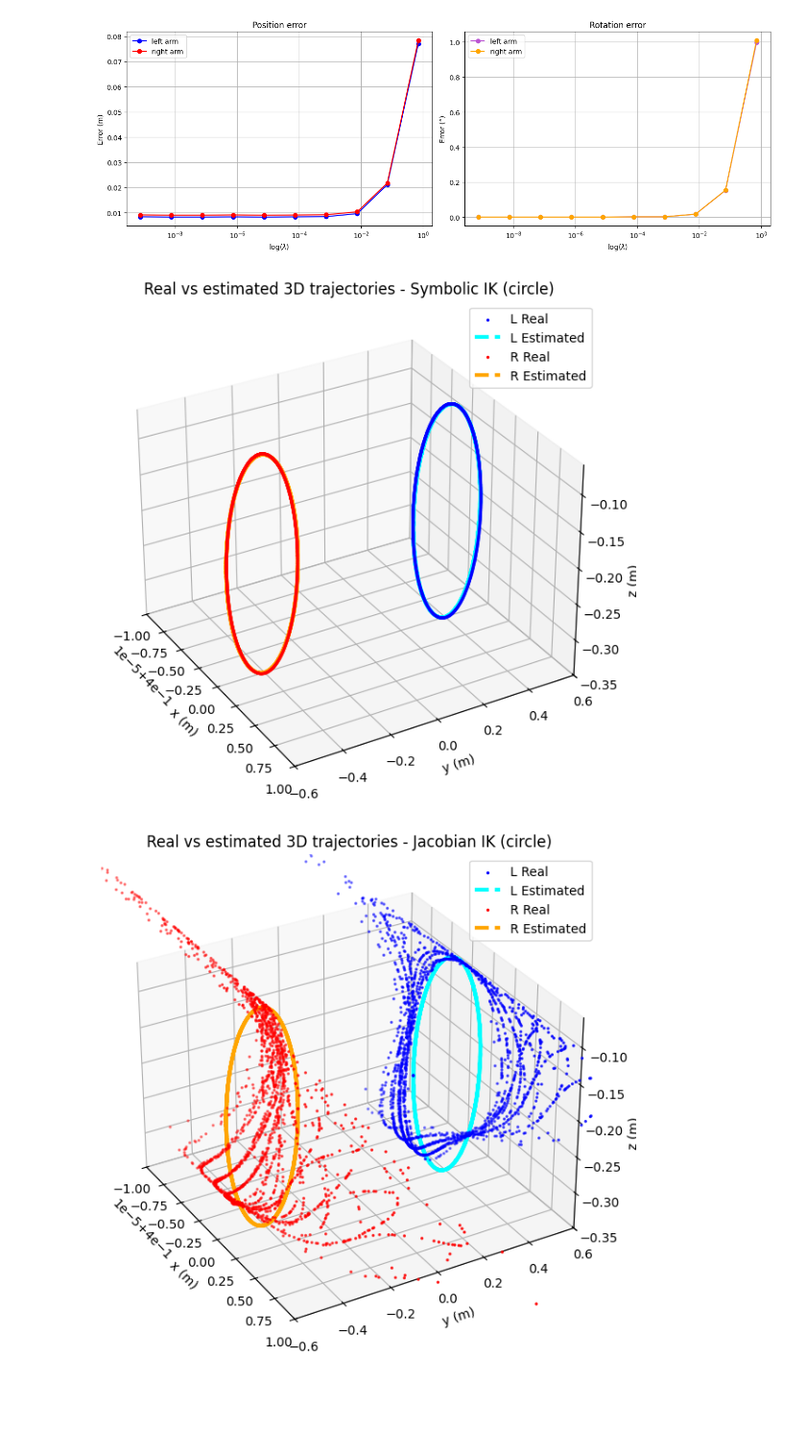
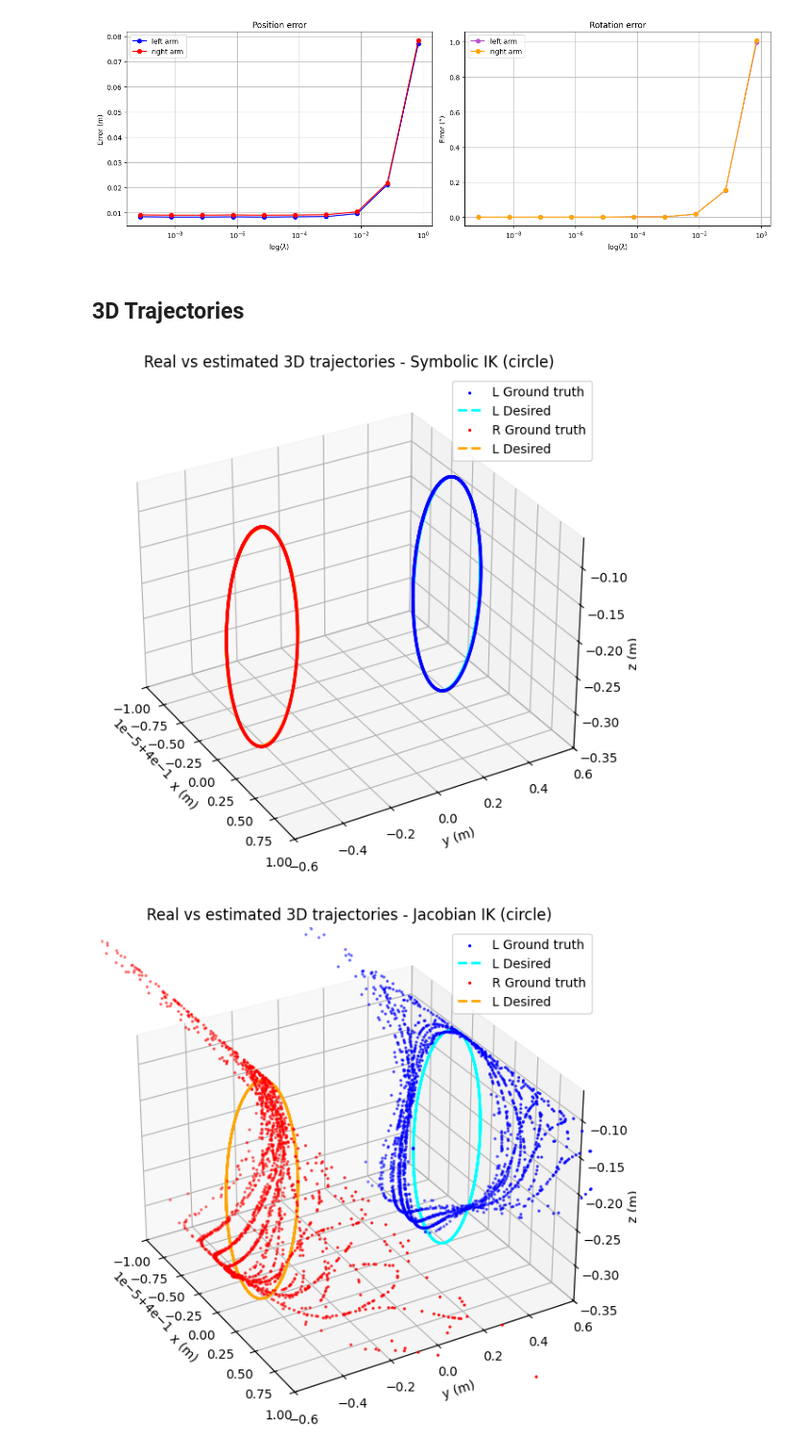
Before and after one commit to pollen-robotics/reachy2_qpik, a Jupyter notebook: src/example/metrics_eval.ipynb, the cells around one changed output. Shown at 96% size. Cells and saved outputs as stored; diff of their text form; code cells hidden in the pictures; blank space fills up the shorter version.

Commit message:
Updating plots

```diff
--- a/src/example/metrics_eval.ipynb
+++ b/src/example/metrics_eval.ipynb
@@ -414,6 +414,8 @@ plt.tight_layout()
 plt.show()
 # %% [output]
 [figure]
+# %% [markdown]
+## 3D Trajectories
 # %%
 from mpl_toolkits.mplot3d import Axes3D
 
@@ -454,40 +456,40 @@ def extract_trajectory(df, col_name):
         pose = parse_pose_matrix(pose_str)
         x, y, z = pose[:3, 3]
         xs.append(x)
         ys.append(y)
         zs.append(z)
     return xs, ys, zs
 
 
 for name, df in zip(["Symbolic IK", "Jacobian IK", "QP IK"], [df_sym, df_num, df_qp]):
     fig = plt.figure(figsize=(8, 6))
     ax = fig.add_subplot(111, projection='3d')
     ax.view_init(elev=elev, azim=azim)
 
-    lx_real, ly_real, lz_real = extract_trajectory(df, "l_real_pose")
-    lx_est,   ly_est,  lz_est = extract_trajectory(df, "l_pose")
+    l_x_gth, l_y_gth, l_z_gth = extract_trajectory(df, "l_real_pose")
+    l_x_des, l_y_des, l_z_des = extract_trajectory(df, "l_pose")
 
-    rx_real, ry_real, rz_real = extract_trajectory(df, "r_real_pose")
-    rx_est,   ry_est,  rz_est = extract_trajectory(df, "r_pose")
+    r_x_gth, r_y_gth, r_z_gth = extract_trajectory(df, "r_real_pose")
+    r_x_des, r_y_des, r_z_des = extract_trajectory(df, "r_pose")
 
-    ax.scatter(lx_real, ly_real, lz_real, label="L Real", color='blue', s=2)
-    ax.plot(lx_est, ly_est, lz_est, label="L Estimated", linestyle='--', color='cyan', linewidth=3)
+    ax.scatter(l_x_gth, l_y_gth, l_z_gth, label="L Ground truth", color='blue', s=2)
+    ax.plot(l_x_des, l_y_des, l_z_des, label="L Desired", linestyle='--', color='cyan', linewidth=2)
 
-    ax.scatter(rx_real, ry_real, rz_real, label="R Real", color='red', s=2)
-    ax.plot(rx_est, ry_est, rz_est, label="R Estimated", linestyle='--', color='orange', linewidth=3)
+    ax.scatter(r_x_gth, r_y_gth, r_z_gth, label="R Ground truth", color='red', s=2)
+    ax.plot(r_x_des, r_y_des, r_z_des, label="L Desired", linestyle='--', color='orange', linewidth=2)
 
     ax.set_title(f"Real vs estimated 3D trajectories - {name} ({test})")
     ax.set_xlabel("x (m)")
     ax.set_ylabel("y (m)")
     ax.set_zlabel("z (m)")
     ax.set_xlim(xlim[0], xlim[1])
     ax.set_ylim(ylim[0], ylim[1])
     ax.set_zlim(zlim[0], zlim[1])
 
     ax.legend()
     plt.tight_layout()
     ax.grid(True)
     plt.show()
 # %% [output]
-[figure, old version]
+[figure, new version]
-[figure, old version]
+[figure, new version]
```
Also changed, not shown: parts of 1 cell of this notebook.
